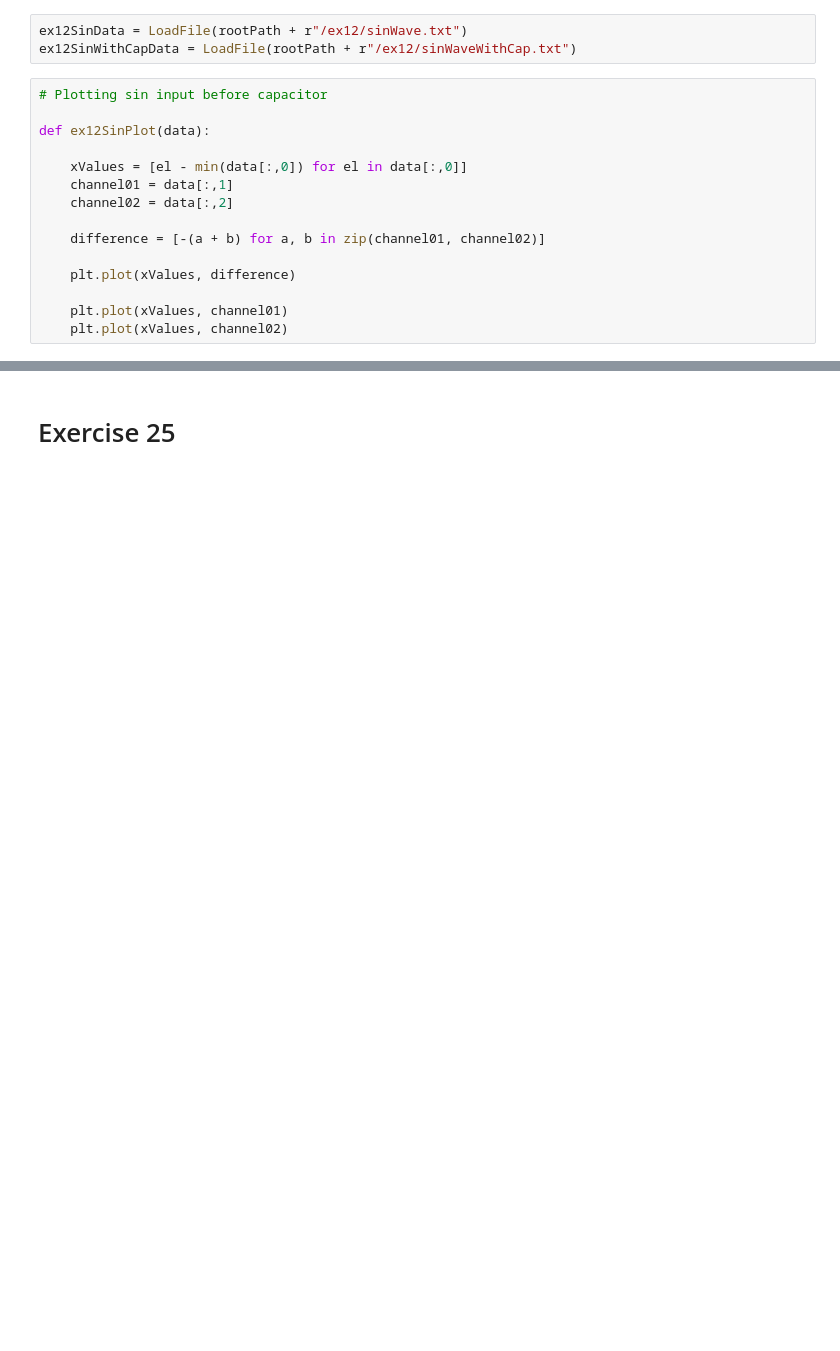
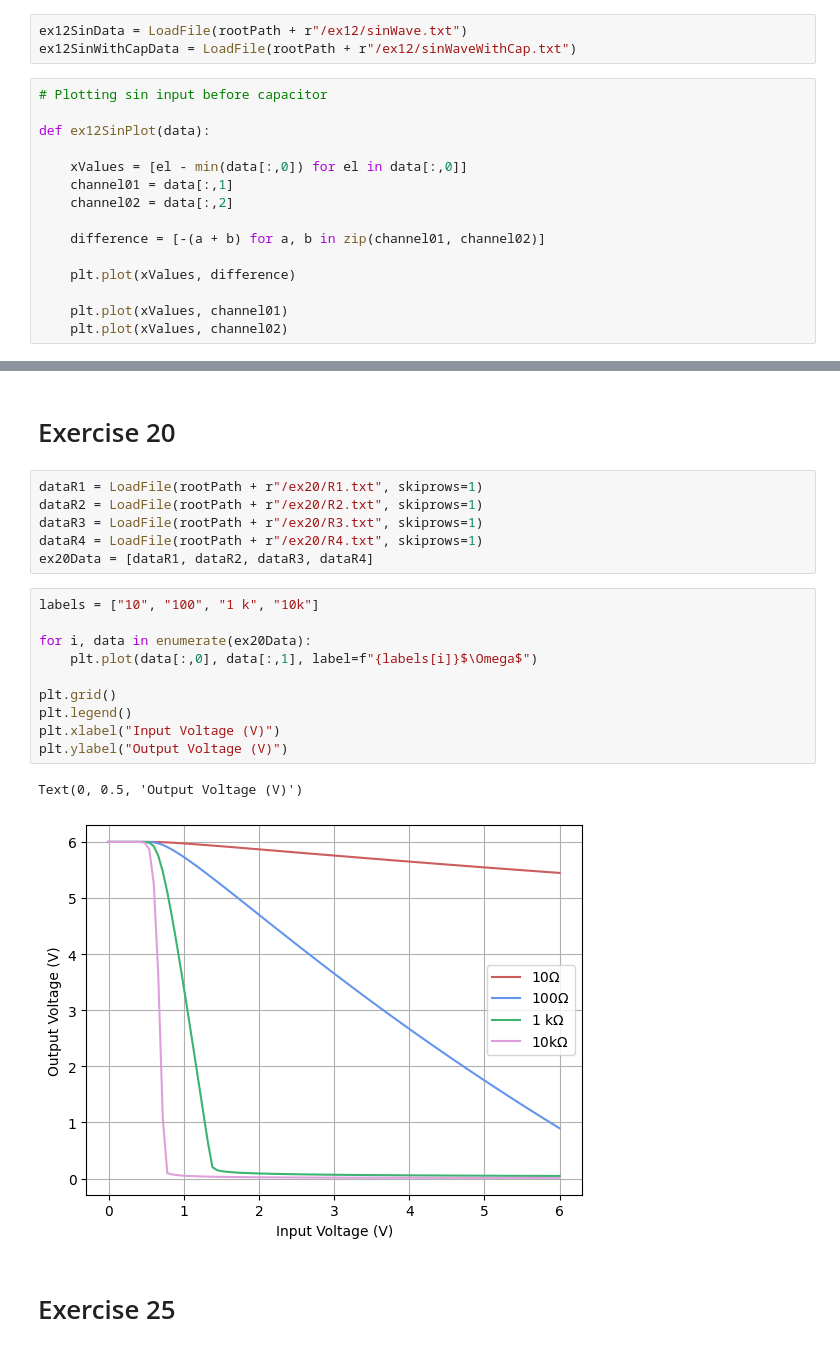
Before and after one commit to daraghhollman/UCD_PASS_Labs, a Jupyter notebook: Electronics/Python/electronics.ipynb, the cells around one changed output, grey strips where cells are left out. Cells and saved outputs as stored; diff of their text form; blank space fills up the shorter version.

```diff
--- a/Electronics/Python/electronics.ipynb
+++ b/Electronics/Python/electronics.ipynb
@@ -215,3 +241,24 @@ ex12SinPlot(ex12SinWithCapData)
+# %% [markdown]
+# Exercise 20
+# %%
+dataR1 = LoadFile(rootPath + r"/ex20/R1.txt", skiprows=1)
+dataR2 = LoadFile(rootPath + r"/ex20/R2.txt", skiprows=1)
+dataR3 = LoadFile(rootPath + r"/ex20/R3.txt", skiprows=1)
+dataR4 = LoadFile(rootPath + r"/ex20/R4.txt", skiprows=1)
+ex20Data = [dataR1, dataR2, dataR3, dataR4]
+# %%
+labels = ["10", "100", "1 k", "10k"]
+
+for i, data in enumerate(ex20Data):
+    plt.plot(data[:,0], data[:,1], label=f"{labels[i]}$\Omega$")
+
+plt.grid()
+plt.legend()
+plt.xlabel("Input Voltage (V)")
+plt.ylabel("Output Voltage (V)")
+# %% [output]
+Text(0, 0.5, 'Output Voltage (V)')
+[figure, added]
 # %% [markdown]
 # Exercise 25
 # %%
```
Also changed, not shown: parts of 6 cells of this notebook, 19 other files.
